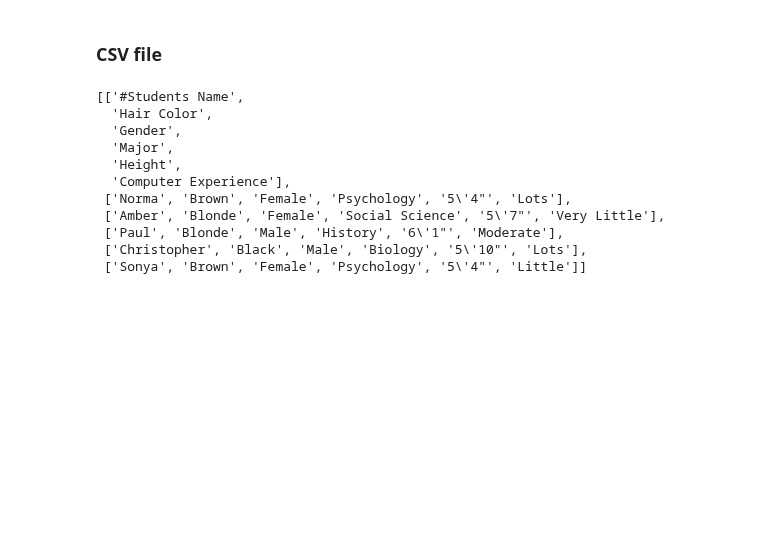
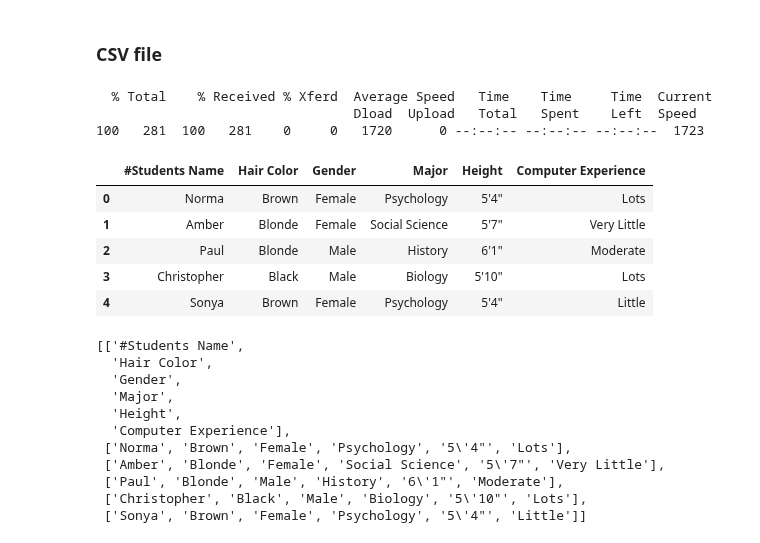
Before and after one commit to fedhere/UInotebooks, a Jupyter notebook: dataWrangling/acquiringData.ipynb, the cells around one changed output. Saved outputs shown, nothing was run; the diff lists cells and outputs as text; code cells hidden in the pictures; blank space fills up the shorter version.

```diff
--- a/dataWrangling/acquiringData.ipynb
+++ b/dataWrangling/acquiringData.ipynb
@@ -5,4 +7,24 @@ __author__ = 'fbb CUSP PUI2016'
 # Notebook on how to download data within your notebooks
 # %% [markdown]
 ### CSV file
+# %%
+import pandas as pd
+#you can use terminal commands within python by using the !
+!curl -O https://serv.cusp.nyu.edu/~fbianco/PUIdata/IntrotoStats_Table6_1.csv
+
+#if PUIDATA is set up you can move your data there
+#!mv IntrotoStats_Table6_1.csv $PUIDATA
+
+#read in a csv file with pandas
+pd.read_csv("IntrotoStats_Table6_1.csv")
+# %% [output]
+  % Total    % Received % Xferd  Average Speed   Time    Time     Time  Current
+                                 Dload  Upload   Total   Spent    Left  Speed
+100   281  100   281    0     0   1720      0 --:--:-- --:--:-- --:--:--  1723
+|  | #Students Name | Hair Color | Gender | Major | Height | Computer Experience |
+| 0 | Norma | Brown | Female | Psychology | 5'4" | Lots |
+| 1 | Amber | Blonde | Female | Social Science | 5'7" | Very Little |
+| 2 | Paul | Blonde | Male | History | 6'1" | Moderate |
+| 3 | Christopher | Black | Male | Biology | 5'10" | Lots |
+| 4 | Sonya | Brown | Female | Psychology | 5'4" | Little |
 # %%
```
Also changed, not shown: parts of 4 cells of this notebook, 3 other files.
